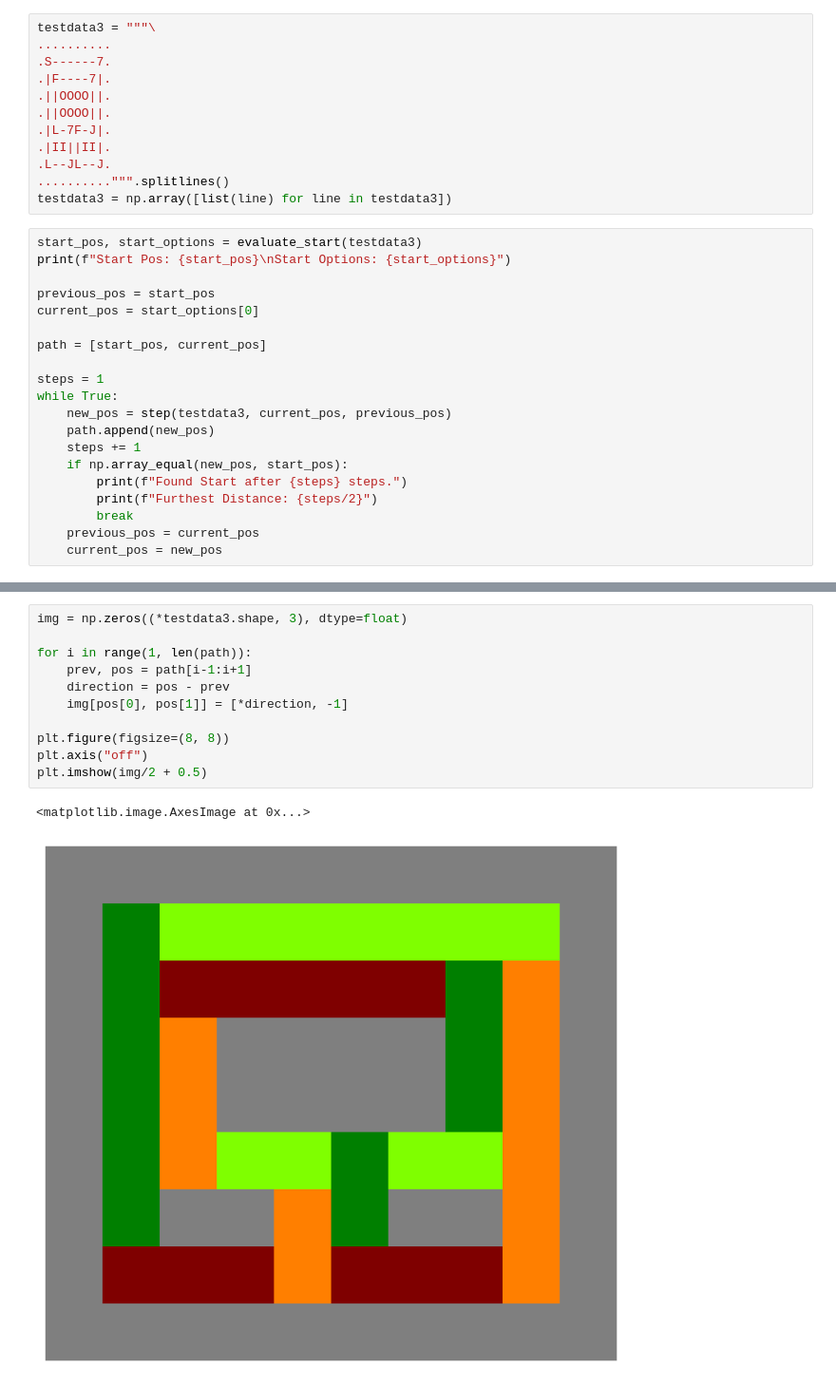
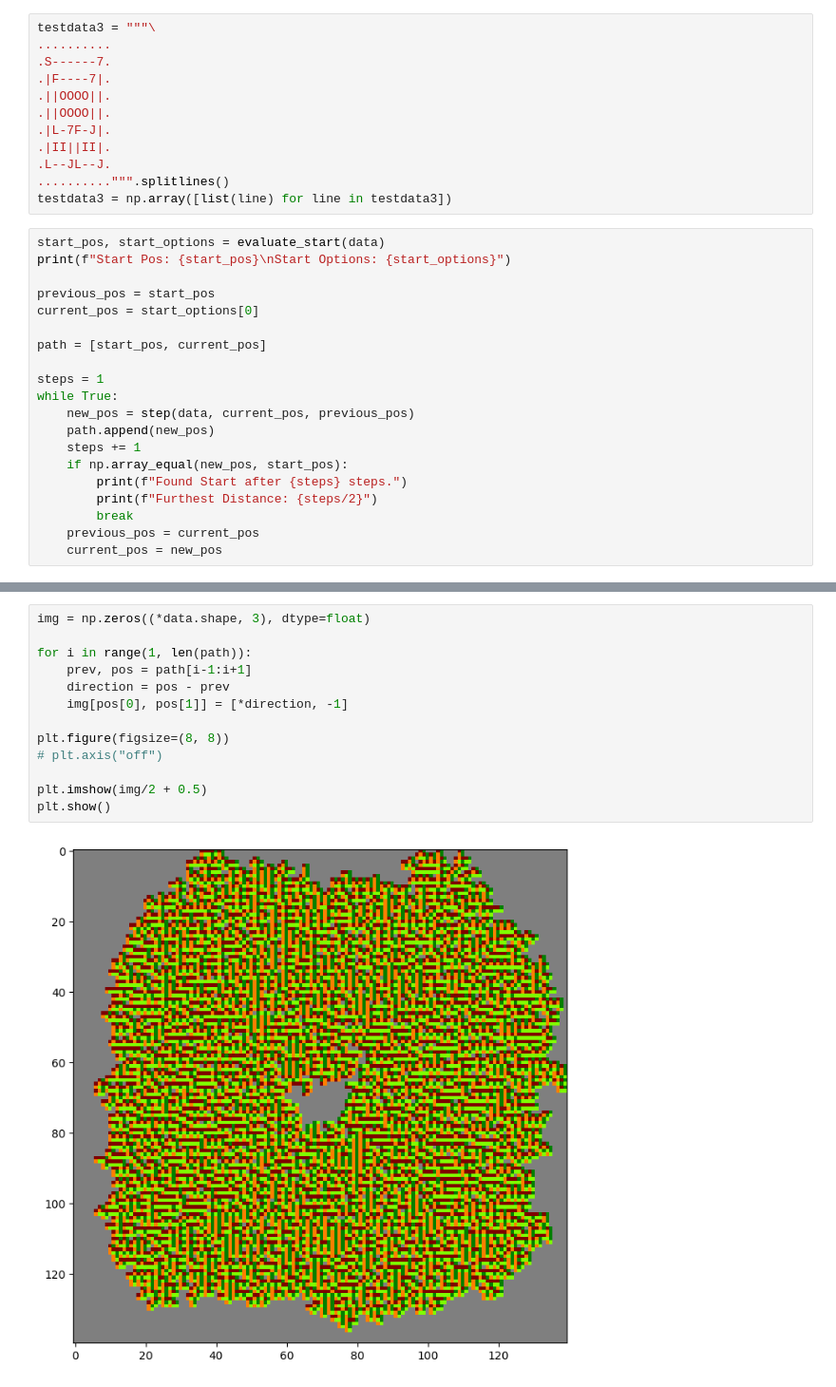
Before and after one commit to JasonNero/advent-of-code, a Jupyter notebook: 2023/python/10_pipe_maze.ipynb, the cells around one changed output, grey strips where cells are left out. Shown at 95% size. Saved outputs shown, nothing was run; the diff lists cells and outputs as text.

```diff
--- a/2023/python/10_pipe_maze.ipynb
+++ b/2023/python/10_pipe_maze.ipynb
@@ -116,7 +116,7 @@ testdata3 = """\
 ..........""".splitlines()
 testdata3 = np.array([list(line) for line in testdata3])
 # %%
-start_pos, start_options = evaluate_start(testdata3)
+start_pos, start_options = evaluate_start(data)
 print(f"Start Pos: {start_pos}\nStart Options: {start_options}")
 
 previous_pos = start_pos
@@ -126,7 +126,7 @@ path = [start_pos, current_pos]
 
 steps = 1
 while True:
-    new_pos = step(testdata3, current_pos, previous_pos)
+    new_pos = step(data, current_pos, previous_pos)
     path.append(new_pos)
     steps += 1
     if np.array_equal(new_pos, start_pos):
@@ -144,14 +144,15 @@ Furthest Distance: 22.0
 # %%
-img = np.zeros((*testdata3.shape, 3), dtype=float)
+img = np.zeros((*data.shape, 3), dtype=float)
 
 for i in range(1, len(path)):
     prev, pos = path[i-1:i+1]
     direction = pos - prev
     img[pos[0], pos[1]] = [*direction, -1]
 
 plt.figure(figsize=(8, 8))
-plt.axis("off")
+# plt.axis("off")
+
 plt.imshow(img/2 + 0.5)
+plt.show()
 # %% [output]
-<matplotlib.image.AxesImage at 0x...>
-[figure, old version]
+[figure, new version]
```
Also changed, not shown: parts of 10 cells of this notebook, 1 other file.
